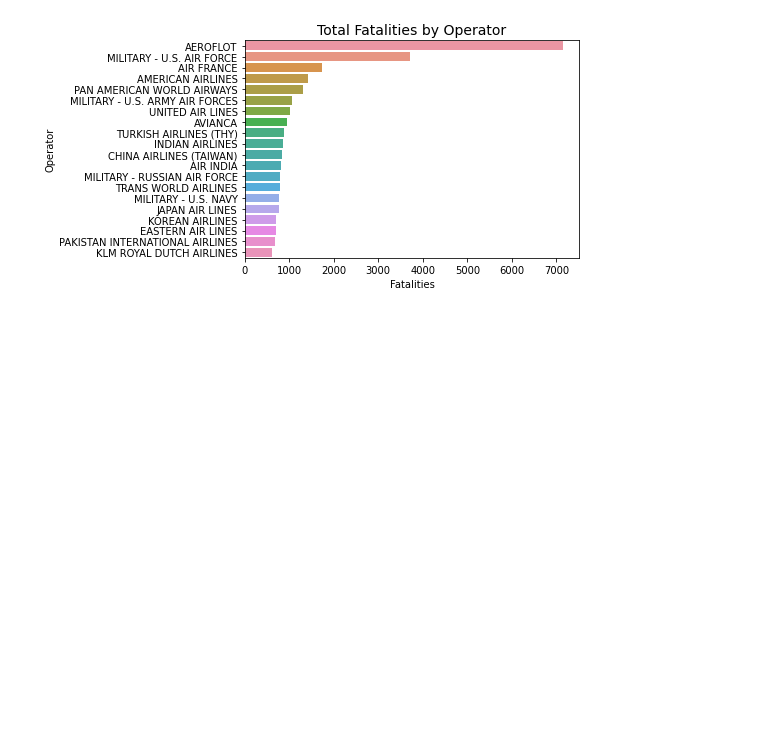
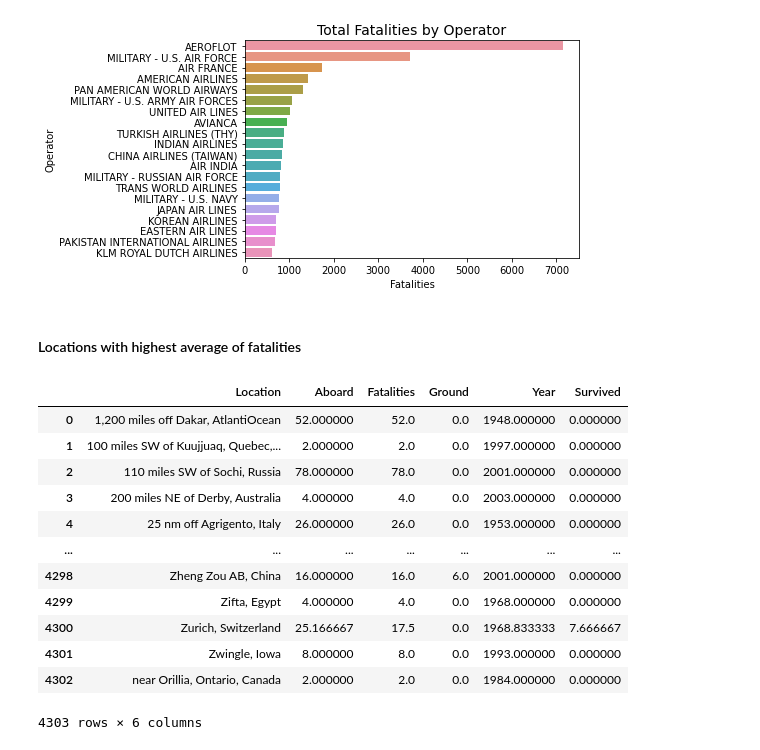
Before and after one commit to Eseose/HSDC-AircraftCrash, a Jupyter notebook: Airplane_crash.ipynb, the cells around one changed output. Saved outputs shown, nothing was run; the diff lists cells and outputs as text; code cells hidden in the pictures; blank space fills up the shorter version.

```diff
--- a/Airplane_crash.ipynb
+++ b/Airplane_crash.ipynb
@@ -305,3 +314,24 @@ plt.show()
 [figure]
 # %%
 # As we can see, both lists are headed by Aeroflot
+# %% [markdown]
+#### Locations with highest average of fatalities
+# %%
+#  Check relative occurence of crash in locations
+by_location = df.groupby('Location').mean()
+by_location.reset_index(inplace= True)
+by_location
+# %% [output]
+|  | Location | Aboard | Fatalities | Ground | Year | Survived |
+| 0 | 1,200 miles off Dakar, AtlantiOcean | 52.000000 | 52.0 | 0.0 | 1948.000000 | 0.000000 |
+| 1 | 100 miles SW of Kuujjuaq, Quebec,... | 2.000000 | 2.0 | 0.0 | 1997.000000 | 0.000000 |
+| 2 | 110 miles SW of Sochi, Russia | 78.000000 | 78.0 | 0.0 | 2001.000000 | 0.000000 |
+| 3 | 200 miles NE of Derby, Australia | 4.000000 | 4.0 | 0.0 | 2003.000000 | 0.000000 |
+| 4 | 25 nm off Agrigento, Italy | 26.000000 | 26.0 | 0.0 | 1953.000000 | 0.000000 |
+| ... | ... | ... | ... | ... | ... | ... |
+| 4298 | Zheng Zou AB, China | 16.000000 | 16.0 | 6.0 | 2001.000000 | 0.000000 |
+| 4299 | Zifta, Egypt | 4.000000 | 4.0 | 0.0 | 1968.000000 | 0.000000 |
+| 4300 | Zurich, Switzerland | 25.166667 | 17.5 | 0.0 | 1968.833333 | 7.666667 |
+| 4301 | Zwingle, Iowa | 8.000000 | 8.0 | 0.0 | 1993.000000 | 0.000000 |
+| 4302 | near Orillia, Ontario, Canada | 2.000000 | 2.0 | 0.0 | 1984.000000 | 0.000000 |
+4303 rows × 6 columns
```
Also changed, not shown: parts of 13 cells of this notebook.
